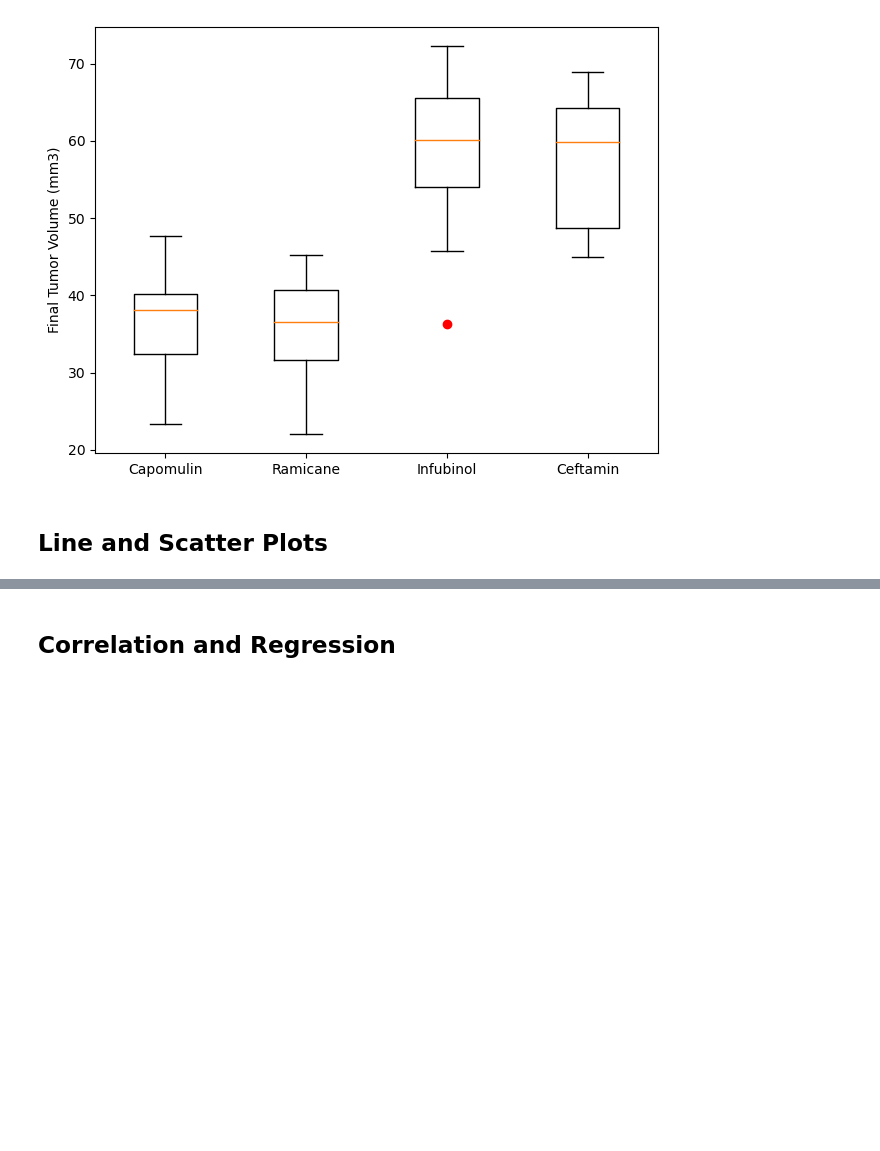
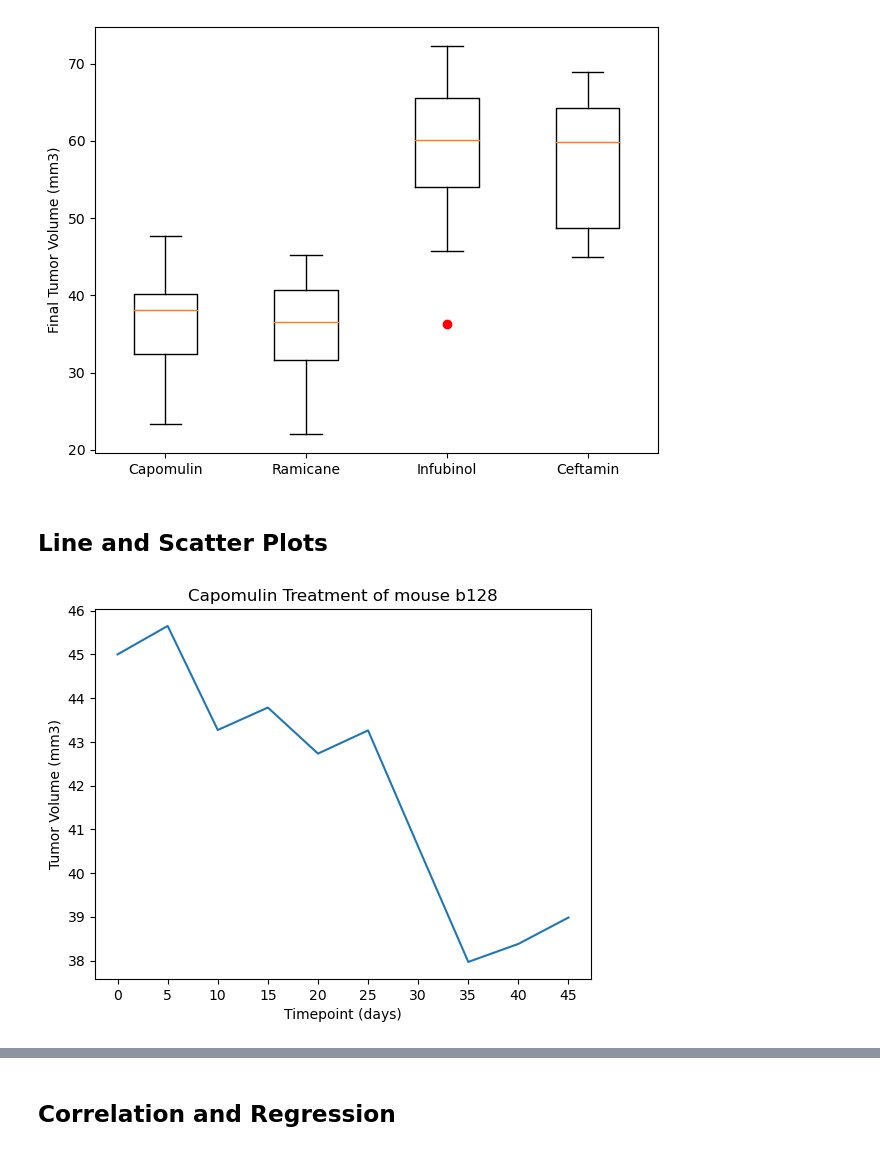
Before and after one commit to KamalFarran/matplotlib-challenge, a Jupyter notebook: Pymaceuticals/pymaceuticals_starter.ipynb, the cells around one changed output, grey strips where cells are left out. Cells and saved outputs as stored; diff of their text form; code cells hidden in the pictures; blank space fills up the shorter version.

```diff
--- a/Pymaceuticals/pymaceuticals_starter.ipynb
+++ b/Pymaceuticals/pymaceuticals_starter.ipynb
@@ -256,2 +260,22 @@ plt.show()
+# %%
+# Generate a line plot of tumor volume vs. time point for a single mouse treated with Capomulin
+
+#Get first (min) instance of mouse with Capomulin as treatment
+capomulin_mouse_id = clean_mouse_results.loc[clean_mouse_results["Drug Regimen"] == "Capomulin", ["Mouse ID"]].min()
+
+#Get the above mouse's data
+capomulin_mouse_data = clean_mouse_results.loc[clean_mouse_results["Mouse ID"]==capomulin_mouse_id["Mouse ID"]]
+capomulin_mouse_data = capomulin_mouse_data.reset_index()
+
+capomulin_mouse_data["Tumor Volume (mm3)"].plot(kind="line")
+x_axis = np.arange(len(capomulin_mouse_data["Timepoint"]))
+tick_locations = [value for value in x_axis]
+plt.xticks(tick_locations, capomulin_mouse_data["Timepoint"].values)
+plt.xlabel("Timepoint (days)")
+plt.ylabel("Tumor Volume (mm3)")
+plt.title("Capomulin Treatment of mouse " + capomulin_mouse_id["Mouse ID"])
+plt.show()
+# %% [output]
+[figure, added]
 # %%
 # Generate a scatter plot of mouse weight vs. the average observed tumor volume for the entire Capomulin regimen
```
Also changed, not shown: parts of 6 cells of this notebook.
